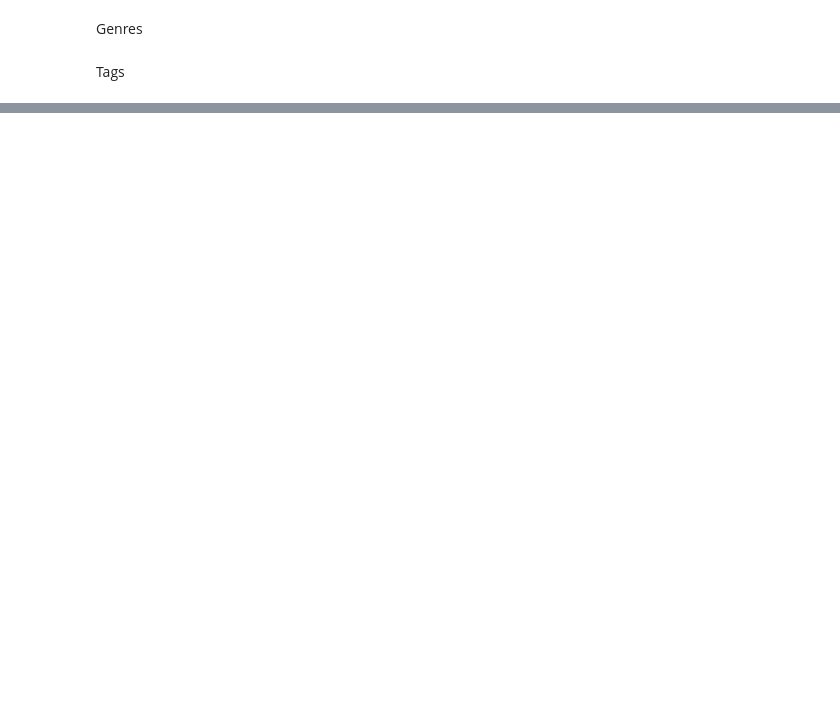
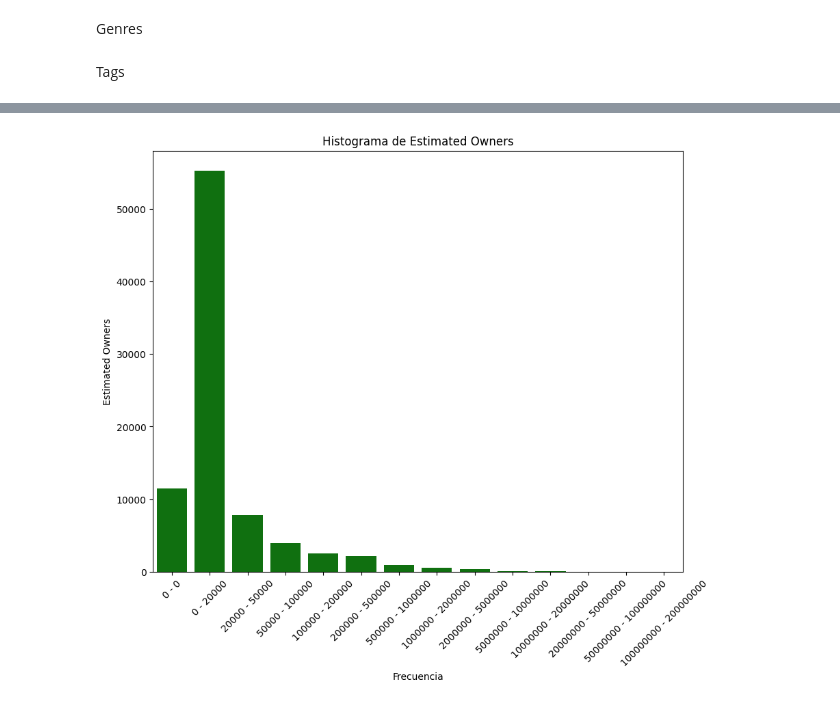
Before and after one commit to SamuelEscalante/SteamGames_Repository, a Jupyter notebook: EDA/raw_eda.ipynb, the cells around one changed output, grey strips where cells are left out. Drawn from its saved outputs; the diff is of its cells as text; code cells hidden in the pictures; blank space fills up the shorter version.

Commit message:
Feat into 'EstimatedOwner' column

```diff
--- a/EDA/raw_eda.ipynb
+++ b/EDA/raw_eda.ipynb
@@ -301,0 +375,28 @@ Tags
+# %%
+# Definir el orden correcto de las categorías
+order = ['0 - 0', '0 - 20000', '20000 - 50000', '50000 - 100000',
+         '100000 - 200000', '200000 - 500000', '500000 - 1000000',
+         '1000000 - 2000000', '2000000 - 5000000', '5000000 - 10000000',
+         '10000000 - 20000000', '20000000 - 50000000', '50000000 - 100000000', '100000000 - 200000000']
+
+# Convertir la columna 'EstimatedOwners' a una categoría ordenada
+games['EstimatedOwners'] = pd.Categorical(games['EstimatedOwners'], categories=order, ordered=True)
+
+# Ordenar el DataFrame por la nueva columna 'EstimatedOwners'
+games_sorted = games.sort_values(by='EstimatedOwners')
+
+# Crear el gráfico de barras con Seaborn y ajustar el tamaño
+plt.figure(figsize=(10, 8))
+sns.countplot(x='EstimatedOwners', data=games_sorted, color='green')
+
+plt.xticks(rotation=45)
+
+# Añadir etiquetas y título
+plt.xlabel('Frecuencia')
+plt.ylabel('Estimated Owners')
+plt.title('Histograma de Estimated Owners')
+
+# Mostrar el gráfico de barras
+plt.show()
+# %% [output]
+[figure, added]
```
Also changed, not shown: parts of 19 cells of this notebook.
